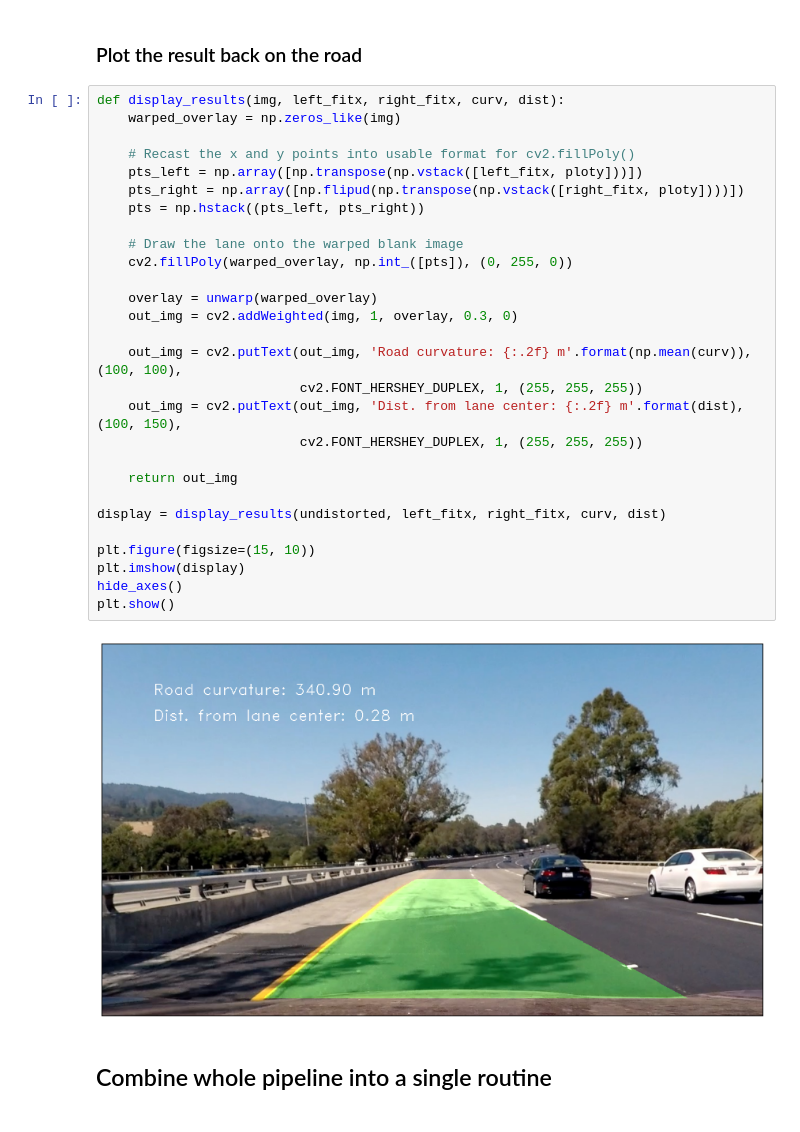
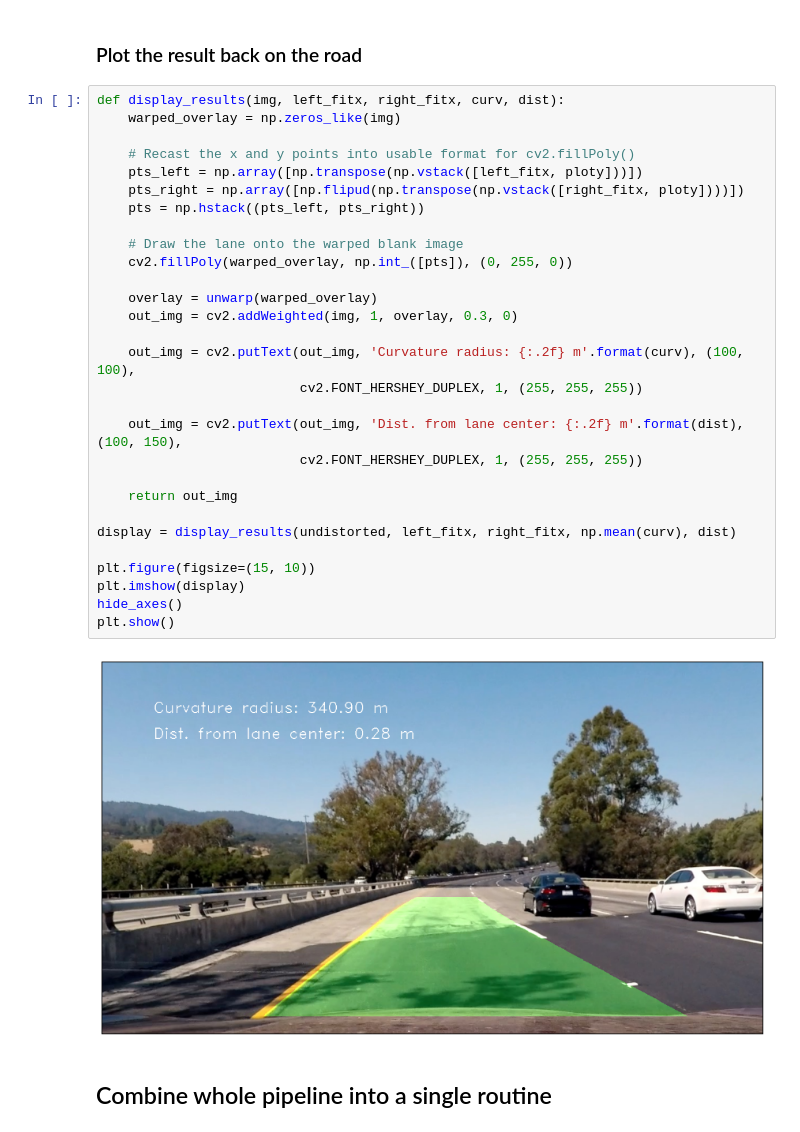
Before and after one commit to Goldob/CarND-Advanced-Lane-Lines, a Jupyter notebook: solution.ipynb, the cells around one changed output. Drawn from its saved outputs; the diff is of its cells as text.

Commit message:
Fix typo in the last step of the pipeline (displaying results)

```diff
--- a/solution.ipynb
+++ b/solution.ipynb
@@ -452,33 +452,34 @@ Estimated distance from lane center (in meters): 0.27627870339608257 m
 # %%
 def display_results(img, left_fitx, right_fitx, curv, dist):
     warped_overlay = np.zeros_like(img)
 
     # Recast the x and y points into usable format for cv2.fillPoly()
     pts_left = np.array([np.transpose(np.vstack([left_fitx, ploty]))])
     pts_right = np.array([np.flipud(np.transpose(np.vstack([right_fitx, ploty])))])
     pts = np.hstack((pts_left, pts_right))
 
     # Draw the lane onto the warped blank image
     cv2.fillPoly(warped_overlay, np.int_([pts]), (0, 255, 0))
 
     overlay = unwarp(warped_overlay)
     out_img = cv2.addWeighted(img, 1, overlay, 0.3, 0)
 
-    out_img = cv2.putText(out_img, 'Road curvature: {:.2f} m'.format(np.mean(curv)), (100, 100),
+    out_img = cv2.putText(out_img, 'Curvature radius: {:.2f} m'.format(curv), (100, 100),
                           cv2.FONT_HERSHEY_DUPLEX, 1, (255, 255, 255))
+
     out_img = cv2.putText(out_img, 'Dist. from lane center: {:.2f} m'.format(dist), (100, 150),
                           cv2.FONT_HERSHEY_DUPLEX, 1, (255, 255, 255))
 
     return out_img
 
-display = display_results(undistorted, left_fitx, right_fitx, curv, dist)
+display = display_results(undistorted, left_fitx, right_fitx, np.mean(curv), dist)
 
 plt.figure(figsize=(15, 10))
 plt.imshow(display)
 hide_axes()
 plt.show()
 # %% [output]
-[figure, old version]
+[figure, new version]
 # %% [markdown]
 ## Combine whole pipeline into a single routine
 # %%
```
Also changed, not shown: parts of 2 cells of this notebook.
